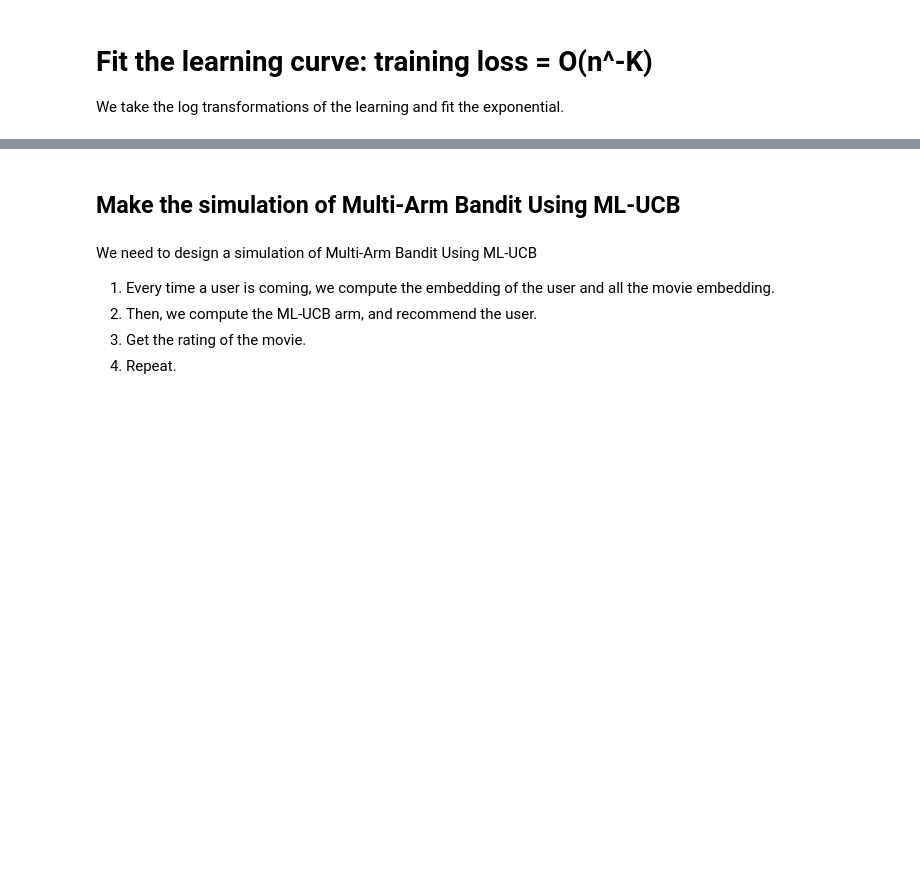
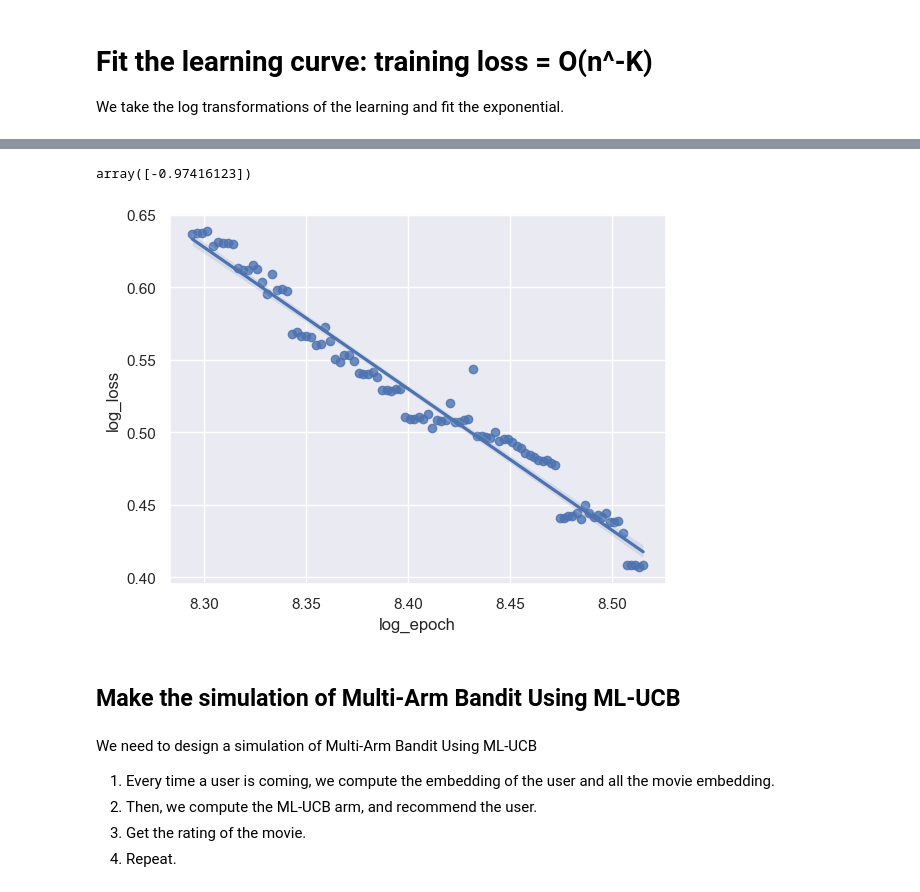
Before and after one commit to Yajingleo/ml_ucb, a Jupyter notebook: colab/rating_model.ipynb, the cells around one changed output, grey strips where cells are left out. Cells and saved outputs as stored; diff of their text form; code cells hidden in the pictures; blank space fills up the shorter version.

```diff
--- a/colab/rating_model.ipynb
+++ b/colab/rating_model.ipynb
@@ -470,3 +482,16 @@ array([-0.57164009])
+# %%
+n_row = training_loss.shape[0]
+sub_trainging_loss = training_loss.iloc[-n_row // 5: ]
+sns.regplot(x = "log_epoch", y = "log_loss", data = sub_trainging_loss)
+
+# Fit a linear regression between the log loss and epoch
+model = LinearRegression()
+model.fit(sub_trainging_loss[["log_epoch"]], sub_trainging_loss["log_loss"])
+
+model.coef_
+# %% [output]
+array([-0.97416123])
+[figure, added]
 # %% [markdown]
 ## Make the simulation of Multi-Arm Bandit Using ML-UCB
 # %% [markdown]
```
Also changed, not shown: parts of 44 cells of this notebook.
